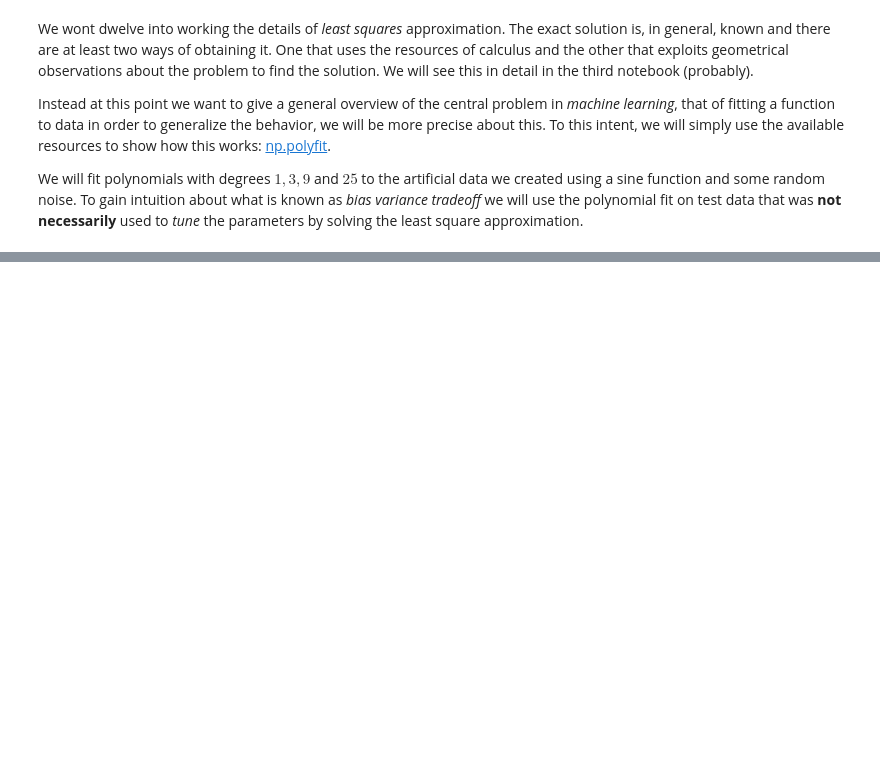
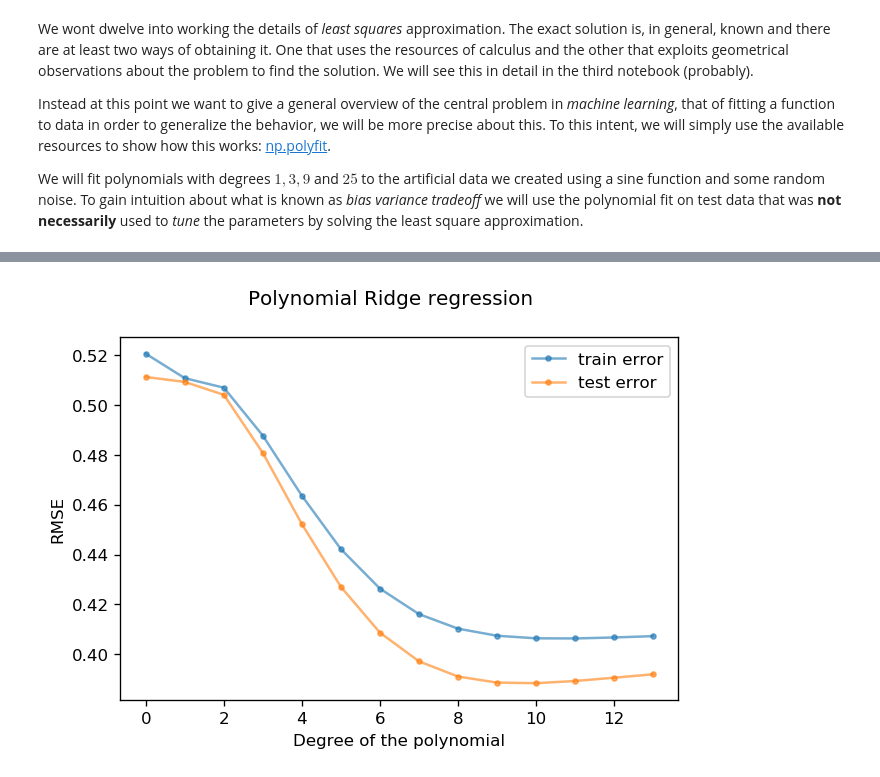
Before and after one commit to pibieta/ML-course, a Jupyter notebook: PR_and_ML/1-Introduction.ipynb, the cells around one changed output, grey strips where cells are left out. Drawn from its saved outputs; the diff is of its cells as text; code cells hidden in the pictures; blank space fills up the shorter version.

```diff
--- a/PR_and_ML/1-Introduction.ipynb
+++ b/PR_and_ML/1-Introduction.ipynb
@@ -148,0 +196,16 @@ This fact is easier to see when we look at the actual prediction errors for each
+# %%
+%%time
+M = np.arange(1, 15)
+preds_ridge = {str(m): [] for m in M}
+models_ridge = {str(m): None for m in M}
+train_error_ridge = {str(m): None for m in M}
+test_error_ridge = {str(m): None for m in M}
+for m in M:
+    model = make_pipeline(PolynomialFeatures(m), Ridge(alpha = 0.1))
+    model.fit(X_train.reshape(-1,1), y_train.reshape(-1,1))
+    models_ridge[str(m)] = model
+    preds_ridge[str(m)] = model.predict(X_test.reshape(-1,1))
+    train_error_ridge[str(m)] = rmse_error(y_train.reshape(-1,1),
+                                           model.predict(X_train.reshape(-1,1)))
+    test_error_ridge[str(m)] = rmse_error(y_test.reshape(-1,1),
+                                          model.predict(X_test.reshape(-1,1)))
@@ -148,0 +215,11 @@ This fact is easier to see when we look at the actual prediction errors for each
+# %%
+fig, ax = plt.subplots(dpi = 120)
+ax.plot(list(train_error_ridge.values()), '.-', label = 'train error', alpha = 0.6)
+ax.plot(list(test_error_ridge.values()), '.-', label = 'test error', alpha = 0.6)
+ax.legend()
+ax.set_xlabel('Degree of the polynomial')
+ax.set_ylabel('RMSE')
+fig.suptitle('Polynomial Ridge regression')
+fig.show()
+# %% [output]
+[figure, added]
```
Also changed, not shown: parts of 23 cells of this notebook.
